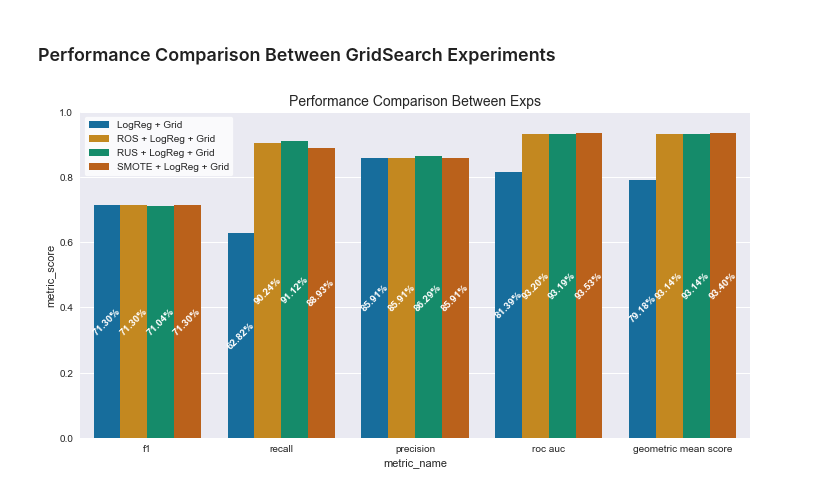
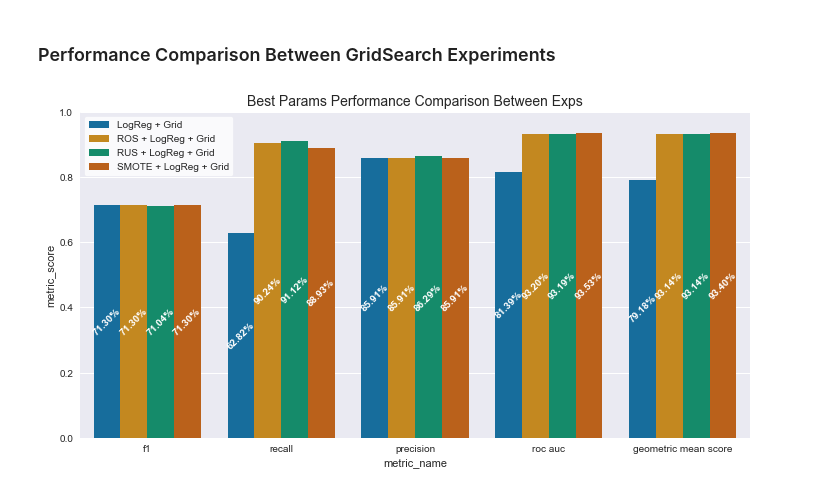
Before and after one commit to gerardovitale/fraud-detection, a Jupyter notebook: notebooks/src/grid_exp.ipynb, the cells around one changed output. Drawn from its saved outputs; the diff is of its cells as text; code cells hidden in the pictures.

```diff
--- a/notebooks/src/grid_exp.ipynb
+++ b/notebooks/src/grid_exp.ipynb
@@ -270,21 +270,21 @@ plt.tight_layout()
 ### Performance Comparison Between GridSearch Experiments <a class="anchor" id="4.3-bullet"></a>
 # %%
 _ = plt.figure(figsize=[12,6])
-plt.title('Performance Comparison Between Exps', fontsize=14)
+plt.title('Best Params Performance Comparison Between Exps', fontsize=14)
 FMT = '%.3f%%'
 ax = sns.barplot(
     data=pd.DataFrame(best_params_per_metric),
     x='metric_name',
     y='metric_score',
     hue='exp_id',
     palette='colorblind')
 plt.ylim([0,1])
 for container in ax.containers:
     labels = [f'{value:.2f}%' for value in container.datavalues*100]
     ax.bar_label(container,  labels=labels,  label_type='center',
                  weight='bold', color='white',  rotation=45)
 plt.legend(loc='upper left', frameon=True) \
     .get_frame() \
     .set_color('white')
 # %% [output]
-[figure, old version]
+[figure, new version]
```
